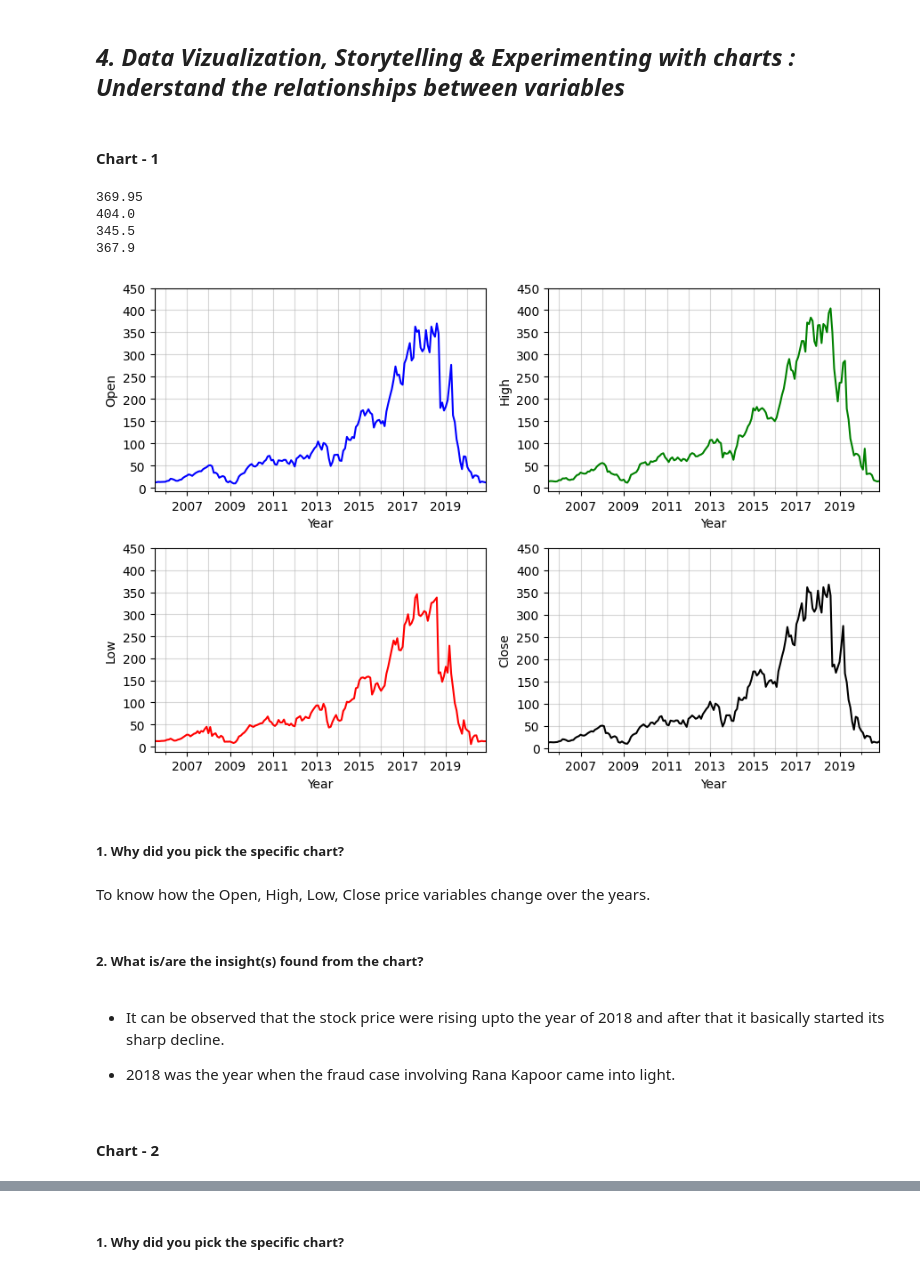
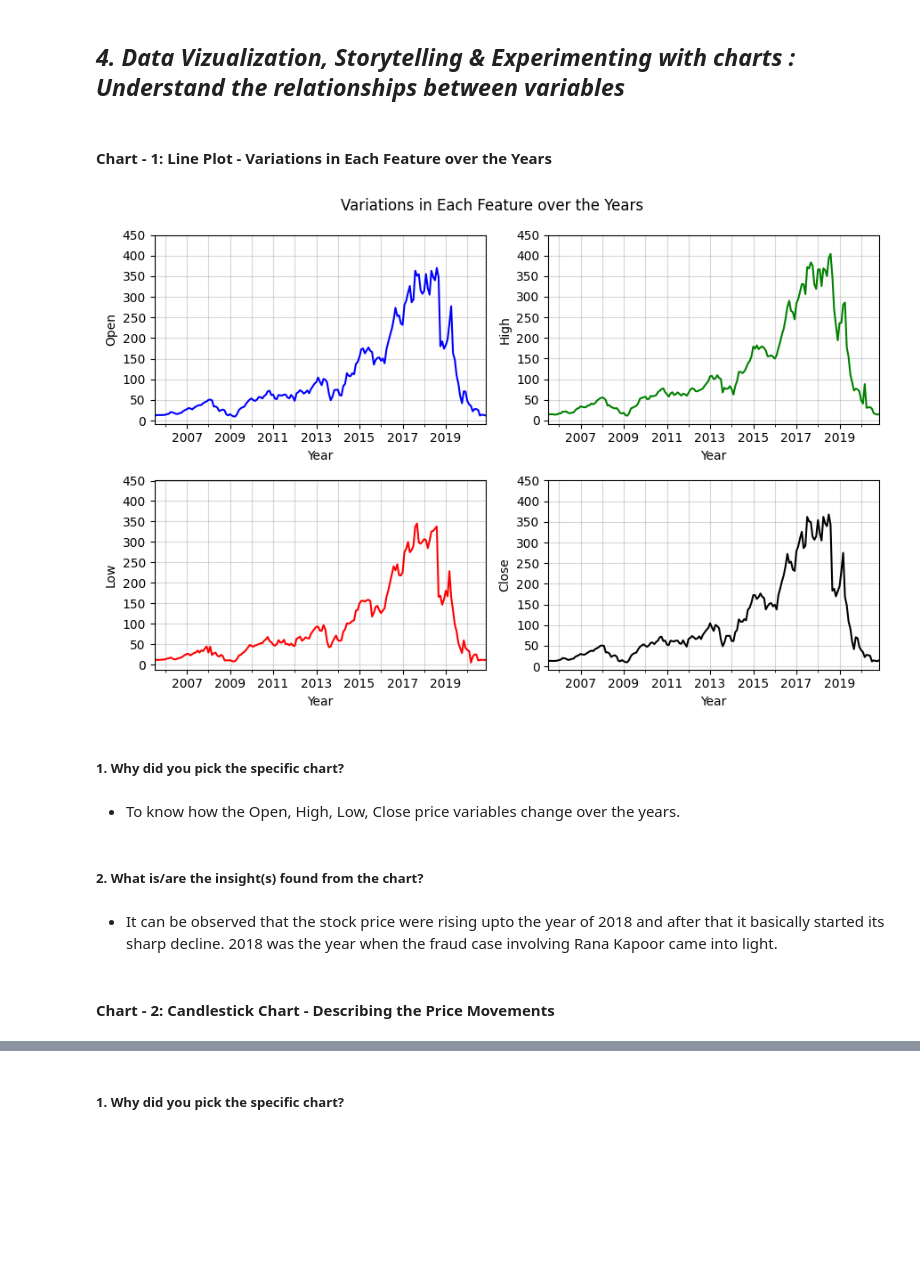
Before and after one commit to dipankarsahu1000/Yes-Bank-Stock-Closing-Price-Prediction, a Jupyter notebook: Yes_Bank_Stock_Closing_Price_Prediction.ipynb, the cells around one changed output, grey strips where cells are left out. Cells and saved outputs as stored; diff of their text form; code cells hidden in the pictures; blank space fills up the shorter version.

```diff
--- a/Yes_Bank_Stock_Closing_Price_Prediction.ipynb
+++ b/Yes_Bank_Stock_Closing_Price_Prediction.ipynb
@@ -241,10 +242,6 @@ str
 # %%
 # Parsing the string objects under the 'Date' column to datetime objects
 df['Date'] = df['Date'].apply(lambda x: datetime.strptime(x, '%b-%y'))
-# %%
-# Creating a new column to store only the 'Year' from the 'Date'
-df['Year'] = df['Date'].apply(lambda x: x.year)
-df = df.reindex(columns = ['Year', 'Date', 'Open', 'High', 'Low', 'Close'])
 # %%
 # Setting the 'Date' column as the index
 df = df.set_index('Date')
@@ -267,41 +264,32 @@ As there were no null values, no duplicate rows and all the variables seemed to
 Only the 'Date' column's entries were converted from string objects to datetime objects and then the 'Date' column was set as the index.
 # %% [markdown]
 ## ***4. Data Vizualization, Storytelling & Experimenting with charts : Understand the relationships between variables***
-# %% [markdown]
-#### Chart - 1
-# %%
-for i in range(1, len(df.columns)):
-  print(df[df.columns[i]].max())
-# %% [output]
-369.95
-404.0
-345.5
-367.9
+# %% [markdown]
+#### Chart - 1: Line Plot - Variations in Each Feature over the Years
 # %%
 plt.figure(figsize = (9, 6))
+plt.suptitle('Variations in Each Feature over the Years')
 
-for i in range(1, len(df.columns)):
+for i in range(len(df.columns)):
   color_list = ['blue', 'green', 'red', 'black']
-  plt.subplot(2, 2, i)
-  df[df.columns[i]].plot(color = color_list[i - 1])
+  plt.subplot(2, 2, i + 1)
+  df[df.columns[i]].plot(color = color_list[i])
   plt.yticks(range(0 , 500, 50))
   plt.grid(which = 'major', alpha = 0.5)
   plt.grid(which = 'minor', alpha = 0.5)
   plt.xlabel('Year')
   plt.ylabel(f'{df.columns[i]}')
 
 plt.tight_layout()
 # %% [output]
-[figure, old version]
+[figure, new version]
 # %% [markdown]
 ##### 1. Why did you pick the specific chart?
 # %% [markdown]
-To know how the Open, High, Low, Close price variables change over the years.
+* To know how the Open, High, Low, Close price variables change over the years.
 # %% [markdown]
 ##### 2. What is/are the insight(s) found from the chart?
 # %% [markdown]
-* It can be observed that the stock price were rising upto the year of 2018 and after that it basically started its sharp decline.
-
-* 2018 was the year when the fraud case involving Rana Kapoor came into light.
+* It can be observed that the stock price were rising upto the year of 2018 and after that it basically started its sharp decline. 2018 was the year when the fraud case involving Rana Kapoor came into light.
 # %% [markdown]
-#### Chart - 2
+#### Chart - 2: Candlestick Chart - Describing the Price Movements
```
Also changed, not shown: parts of 115 cells of this notebook.
